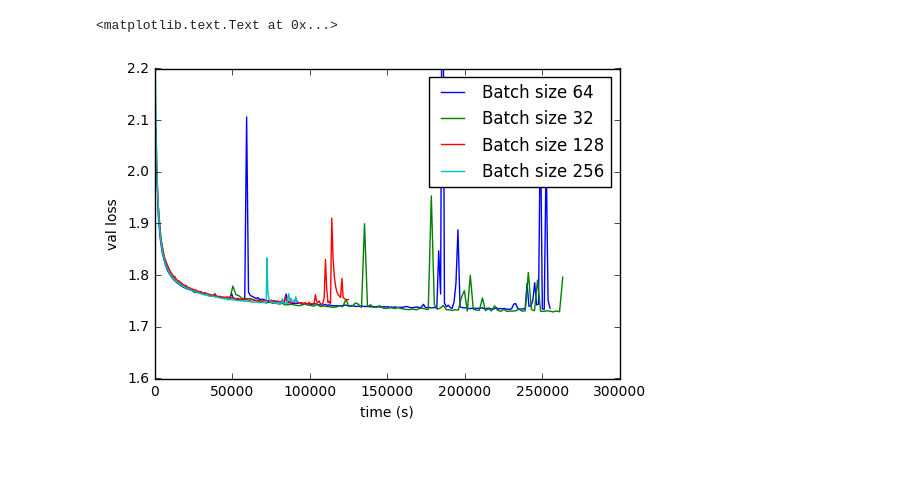
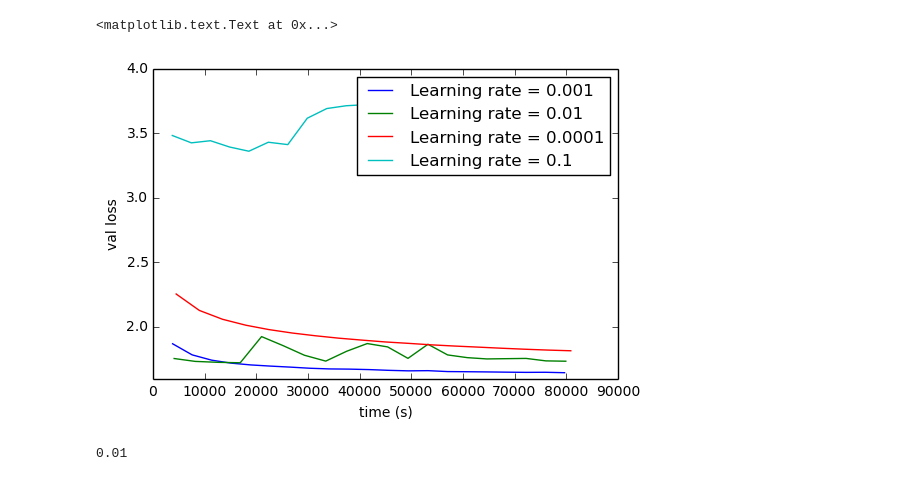
Before and after one commit to kurowasan/ProjetGazouillis, a Jupyter notebook: plot_loss.ipynb, the cells around one changed output. Drawn from its saved outputs; the diff is of its cells as text; code cells hidden in the pictures.

```diff
--- a/plot_loss.ipynb
+++ b/plot_loss.ipynb
@@ -4,7 +4,7 @@ import matplotlib.pyplot as plt
 %matplotlib inline
 # %%
 # file_path = "results/exp_002/log.txt"
-file_pathes = ['results/exp_001/log.txt','results/exp_002/log.txt','results/exp_003/log.txt','results/exp_004/log.txt',]
+file_pathes = ['results/exp_006/log.txt','results/exp_009/log.txt','results/exp_010/log.txt','results/exp_011/log.txt']
 
 plt.figure()
 for file_path in file_pathes:
@@ -15,18 +15,19 @@ for file_path in file_pathes:
     for line in f:
         arr = line.split()
 #         Get bacth size
-        if arr[0]=="Batch":
-            batch_size = int(arr[3])
+        if arr[0]=="LR":
+            lr = float(arr[2])
 #         Get val loss and time of epoch
         if arr[0]=="Epoch":
-            losses.append(float(arr[11]))
-            times.append(int(arr[3]))
+            if not np.isnan(float(arr[11])):
+                losses.append(float(arr[11]))
+                times.append(int(arr[3]))
 
-    plt.plot(np.cumsum(np.array(times)),losses,label='Batch size {}'.format(batch_size))
+    plt.plot(np.cumsum(np.array(times)),losses,label='Learning rate = {}'.format(lr))
     print "minimum loss : ",np.min(losses)
     f.close()
-# plt.xlim(0,30000)
-plt.ylim(1.6,2.2)
+#plt.xlim(0,40000)
+plt.ylim(1.6,4)
 plt.legend()
 plt.xlabel("time (s)")
 plt.ylabel("val loss")
@@ -38,2 +39,6 @@ minimum loss :  1.7443
 <matplotlib.text.Text at 0x...>
-[figure, old version]
+[figure, new version]
+# %%
+1e-2
+# %% [output]
+0.01
```
Also changed, not shown: parts of 1 cell of this notebook, 10 other files.
